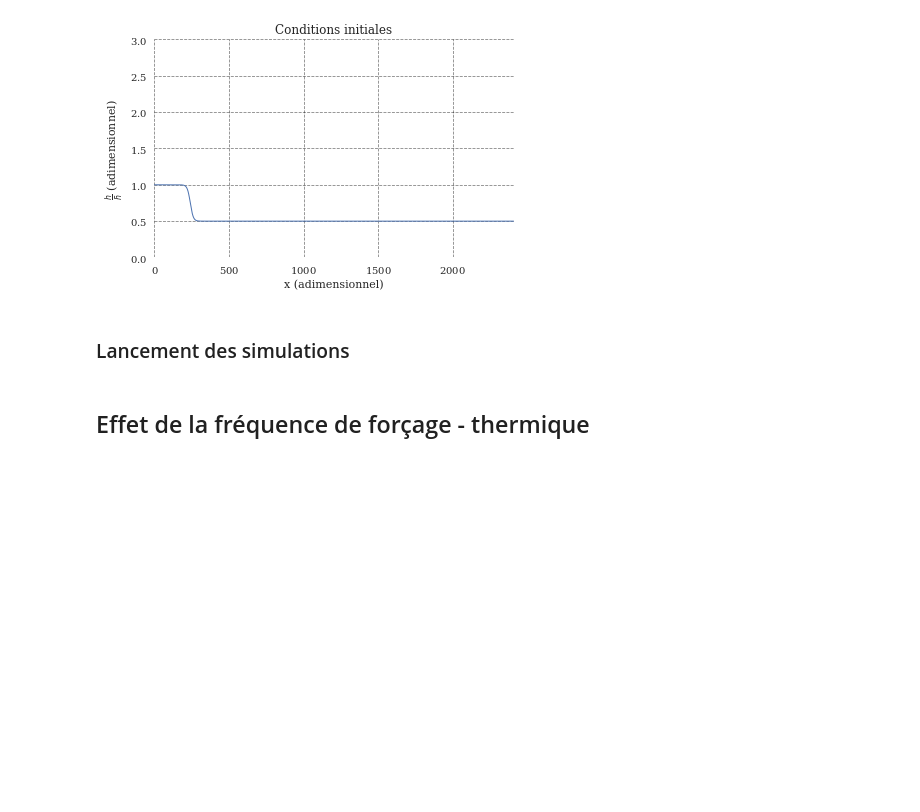
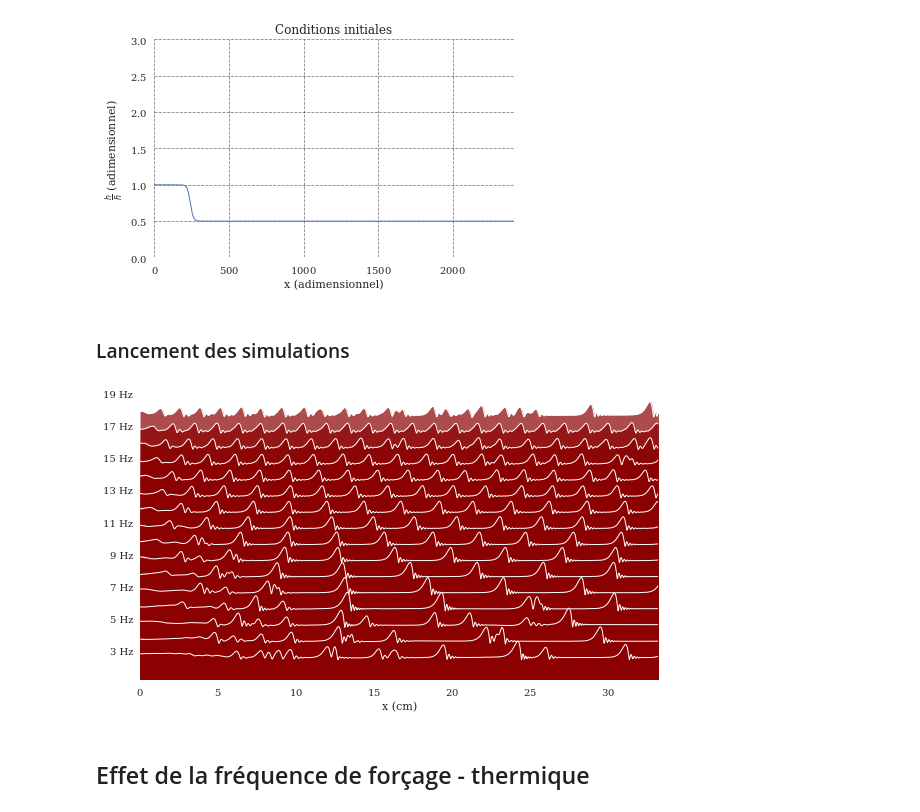
Before and after one commit to celliern/arc_2017, a Jupyter notebook: contenu_additionnel.ipynb, the cells around one changed output. Cells and saved outputs as stored; diff of their text form; code cells hidden in the pictures; blank space fills up the shorter version.

```diff
--- a/contenu_additionnel.ipynb
+++ b/contenu_additionnel.ipynb
@@ -508,14 +508,17 @@ full_h = np.vstack(full_h)
 # %%
 with pl.rc_context(rc={"axes.xmargin": 0,
                        "axes.ymargin": 0,
                        "text.fontsize": 18,
                        "axes.grid": False}):
-    pl.figure(figsize=(33 / 4, 6))
-    cascade_plot(persist.x / persist.l_factor * 100, full_h, space_factor=.15, fill_color='darkred')
+    pl.figure(figsize=(33 / 4, 5))
+    cascade_plot((persist.x / persist.l_factor * 100)[persist.x < 2000],
+                 full_h[:, persist.x < 2000], space_factor=.2, fill_color='darkred')
     pl.xlabel('x (cm)')
-    pl.yticks(np.linspace(2, 20.3, 9), [f"{freq} Hz" for freq in np.arange(3, 20, 2)])
+    pl.yticks(np.linspace(3, 29, 9), [f"{freq} Hz" for freq in np.arange(3, 29, 2)])
     pl.savefig('figures/01-frequency_effect.pdf')
     pl.show()
+# %% [output]
+[figure, added]
 # %% [markdown]
 ## Effet de la fréquence de forçage - thermique
 # %% [markdown]
```
Also changed, not shown: parts of 4 cells of this notebook, 4 other files.
